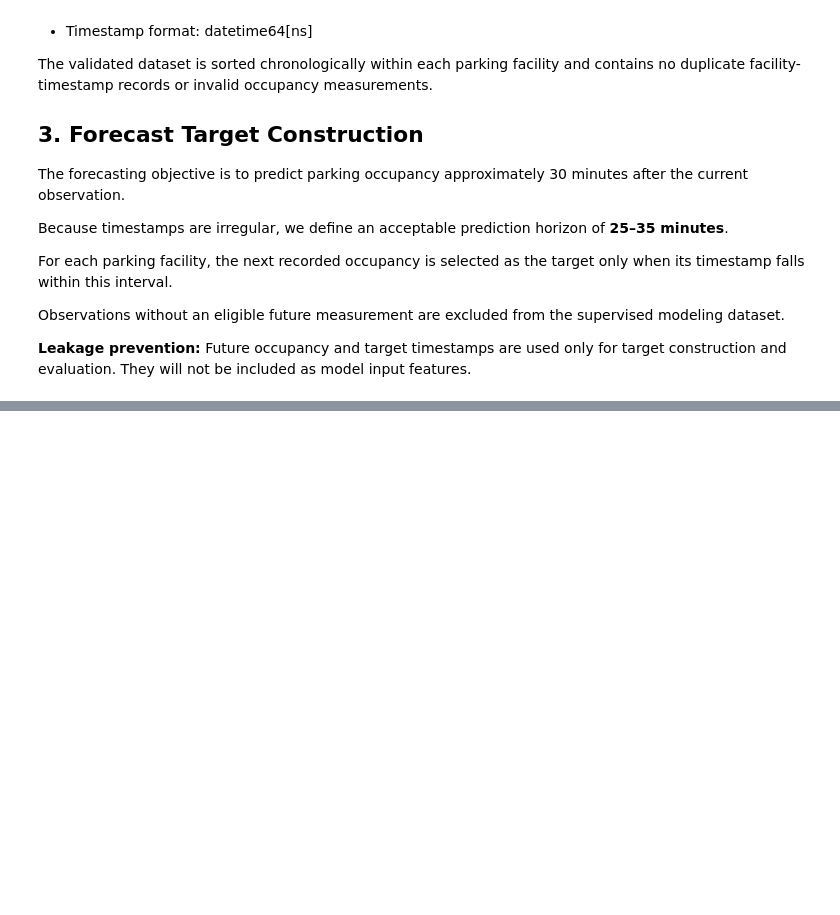
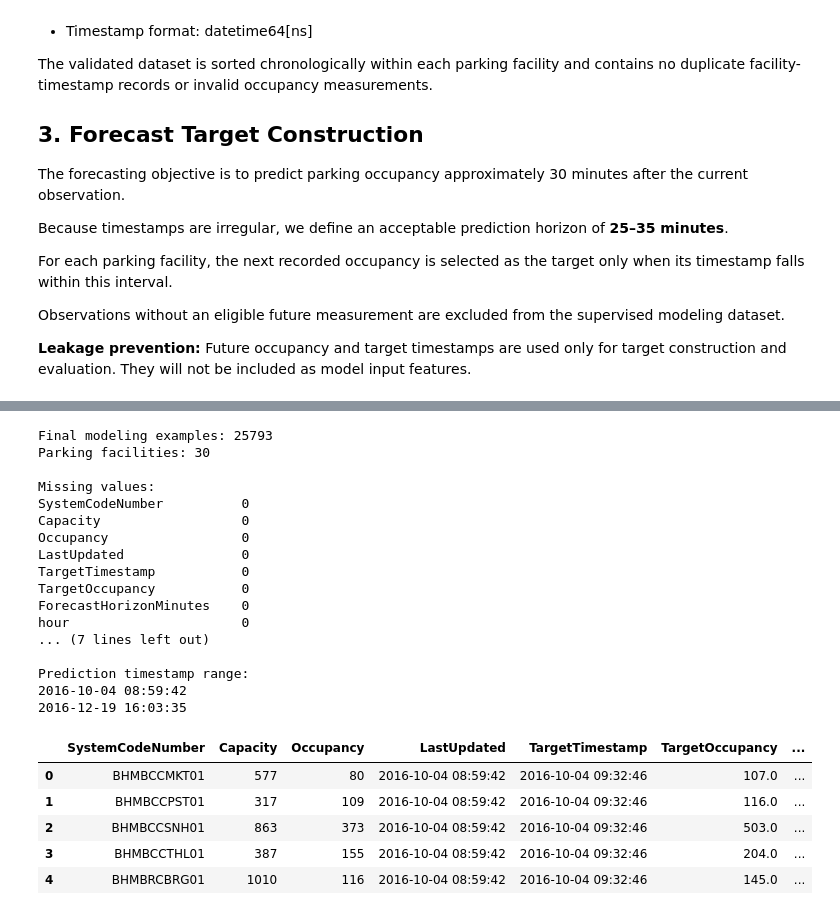
Before and after one commit to mmpara27/parking-predictability, a Jupyter notebook: notebooks/02_feature_engineering.ipynb, the cells around one changed output, grey strips where cells are left out. Saved outputs shown, nothing was run; the diff lists cells and outputs as text; code cells hidden in the pictures; blank space fills up the shorter version.

```diff
--- a/notebooks/02_feature_engineering.ipynb
+++ b/notebooks/02_feature_engineering.ipynb
@@ -183,0 +447,51 @@ Missing target values: 0
+# %%
+# Retain examples with complete historical features
+df_final = df_model.dropna(
+    subset=[
+        "occupancy_lag_1",
+        "occupancy_lag_2",
+        "occupancy_change_1"
+    ]
+).copy()
+
+# Sort globally by prediction timestamp
+df_final = df_final.sort_values(
+    ["LastUpdated", "SystemCodeNumber"]
+).reset_index(drop=True)
+
+# Verify the final modeling dataset
+print("Final modeling examples:", len(df_final))
+print("Parking facilities:", df_final["SystemCodeNumber"].nunique())
+
+print("\nMissing values:")
+print(df_final.isna().sum())
+
+print("\nPrediction timestamp range:")
+print(df_final["LastUpdated"].min())
+print(df_final["LastUpdated"].max())
+
+display(df_final.head())
+# %% [output]
+Final modeling examples: 25793
+Parking facilities: 30
+
+Missing values:
+SystemCodeNumber          0
+Capacity                  0
+Occupancy                 0
+LastUpdated               0
+TargetTimestamp           0
+TargetOccupancy           0
+ForecastHorizonMinutes    0
+hour                      0
+... (7 lines left out)
+
+Prediction timestamp range:
+2016-10-04 08:59:42
+2016-12-19 16:03:35
+|  | SystemCodeNumber | Capacity | Occupancy | LastUpdated | TargetTimestamp | TargetOccupancy | ... |
+| 0 | BHMBCCMKT01 | 577 | 80 | 2016-10-04 08:59:42 | 2016-10-04 09:32:46 | 107.0 | ... |
+| 1 | BHMBCCPST01 | 317 | 109 | 2016-10-04 08:59:42 | 2016-10-04 09:32:46 | 116.0 | ... |
+| 2 | BHMBCCSNH01 | 863 | 373 | 2016-10-04 08:59:42 | 2016-10-04 09:32:46 | 503.0 | ... |
+| 3 | BHMBCCTHL01 | 387 | 155 | 2016-10-04 08:59:42 | 2016-10-04 09:32:46 | 204.0 | ... |
+| 4 | BHMBRCBRG01 | 1010 | 116 | 2016-10-04 08:59:42 | 2016-10-04 09:32:46 | 145.0 | ... |
```
Also changed, not shown: parts of 14 cells of this notebook, 1 other file.
